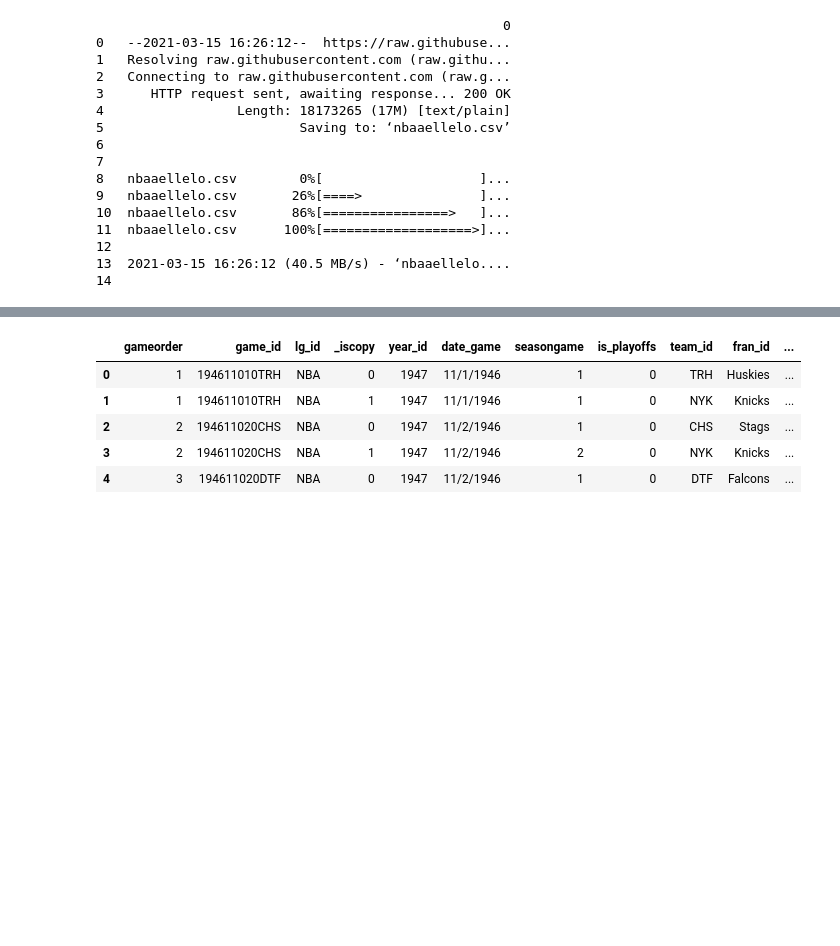
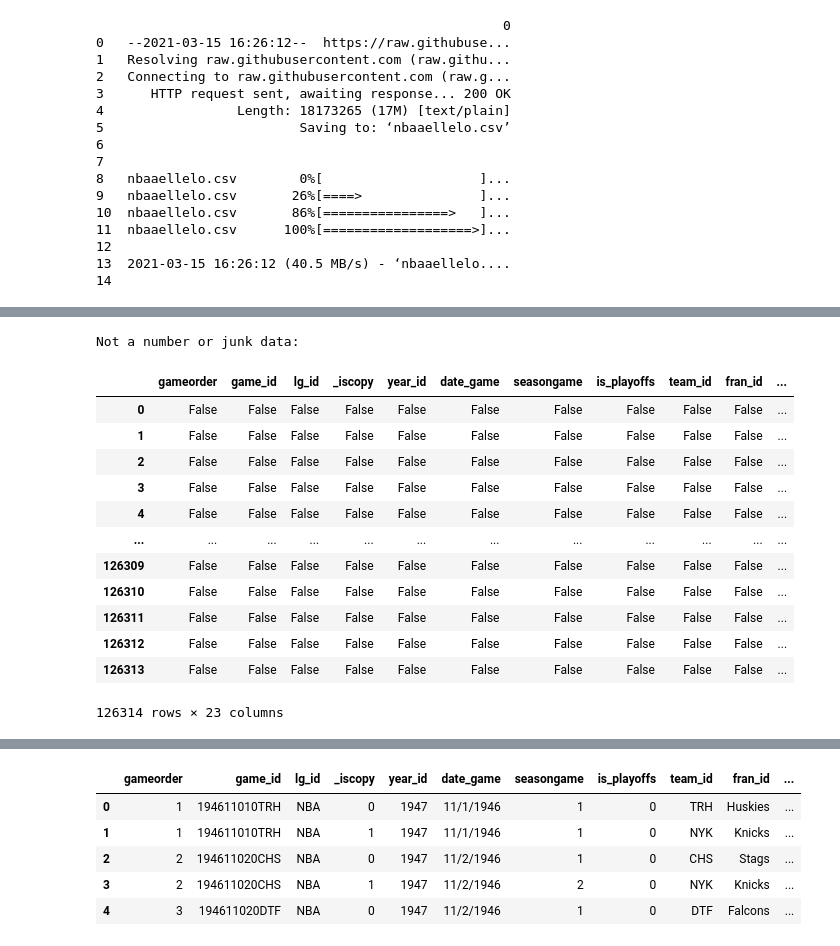
Before and after one commit to mmecius/turing_college, a Jupyter notebook: Demo_subproject.ipynb, the cells around one changed output, grey strips where cells are left out. Drawn from its saved outputs; the diff is of its cells as text; code cells hidden in the pictures; blank space fills up the shorter version.

```diff
--- a/Demo_subproject.ipynb
+++ b/Demo_subproject.ipynb
@@ -102,0 +119,18 @@ assert df1.equals(df2)
+# %%
+print('Not a number or junk data:')
+df1.isna()
+# %% [output]
+Not a number or junk data:
+|  | gameorder | game_id | lg_id | _iscopy | year_id | date_game | seasongame | is_playoffs | team_id | fran_id | ... |
+| 0 | False | False | False | False | False | False | False | False | False | False | ... |
+| 1 | False | False | False | False | False | False | False | False | False | False | ... |
+| 2 | False | False | False | False | False | False | False | False | False | False | ... |
+| 3 | False | False | False | False | False | False | False | False | False | False | ... |
+| 4 | False | False | False | False | False | False | False | False | False | False | ... |
+| ... | ... | ... | ... | ... | ... | ... | ... | ... | ... | ... | ... |
+| 126309 | False | False | False | False | False | False | False | False | False | False | ... |
+| 126310 | False | False | False | False | False | False | False | False | False | False | ... |
+| 126311 | False | False | False | False | False | False | False | False | False | False | ... |
+| 126312 | False | False | False | False | False | False | False | False | False | False | ... |
+| 126313 | False | False | False | False | False | False | False | False | False | False | ... |
+126314 rows × 23 columns
```
Also changed, not shown: parts of 6 cells of this notebook.
